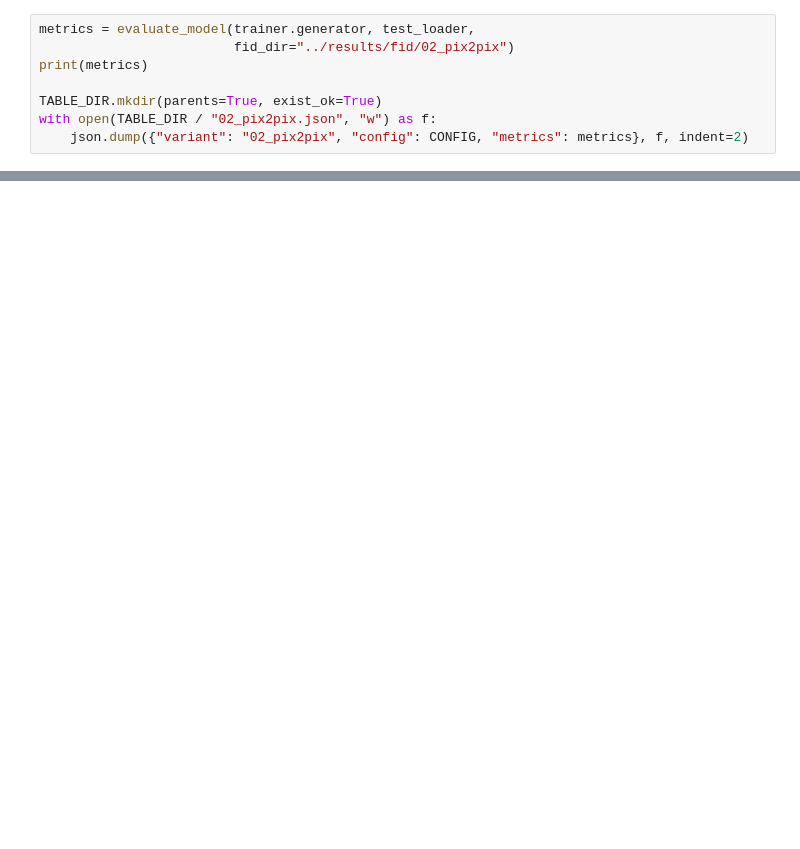
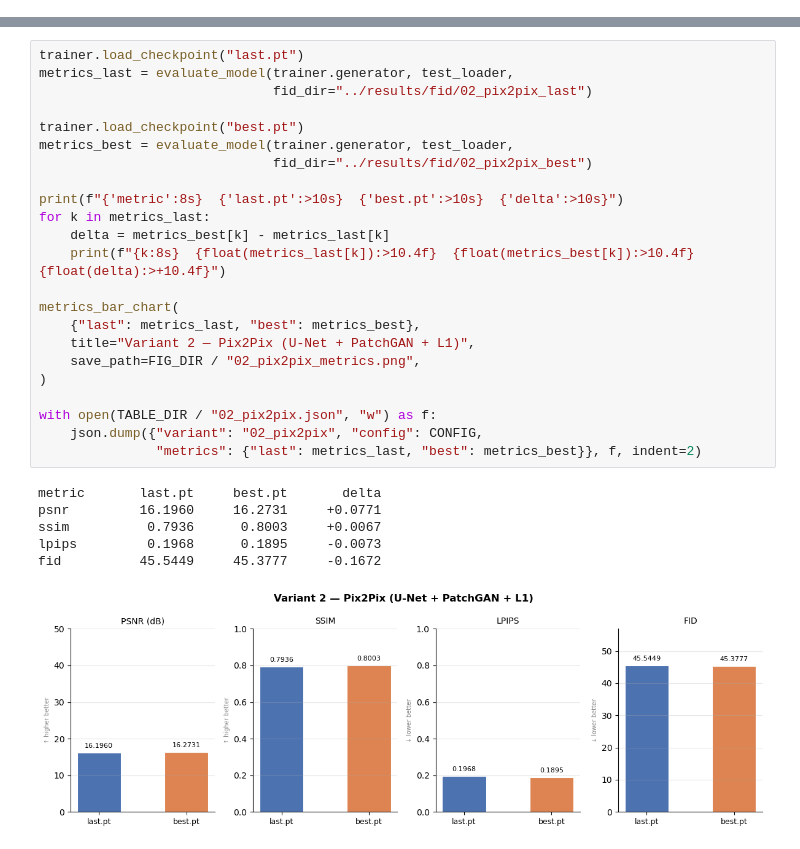
Before and after one commit to mattiamondo/anime-colorization, a Jupyter notebook: notebooks/02_pix2pix.ipynb, the cells around one changed output, grey strips where cells are left out. Cells and saved outputs as stored; diff of their text form; blank space fills up the shorter version.

```diff
--- a/notebooks/02_pix2pix.ipynb
+++ b/notebooks/02_pix2pix.ipynb
@@ -118,8 +123,0 @@ PSNR / SSIM / LPIPS / FID on the full test split, saved to `results/tables/02_pi
-# %%
-metrics = evaluate_model(trainer.generator, test_loader,
-                         fid_dir="../results/fid/02_pix2pix")
-print(metrics)
-
-TABLE_DIR.mkdir(parents=True, exist_ok=True)
-with open(TABLE_DIR / "02_pix2pix.json", "w") as f:
-    json.dump({"variant": "02_pix2pix", "config": CONFIG, "metrics": metrics}, f, indent=2)
@@ -127,0 +129,30 @@ with open(TABLE_DIR / "02_pix2pix.json", "w") as f:
+# %%
+trainer.load_checkpoint("last.pt")
+metrics_last = evaluate_model(trainer.generator, test_loader,
+                              fid_dir="../results/fid/02_pix2pix_last")
+
+trainer.load_checkpoint("best.pt")
+metrics_best = evaluate_model(trainer.generator, test_loader,
+                              fid_dir="../results/fid/02_pix2pix_best")
+
+print(f"{'metric':8s}  {'last.pt':>10s}  {'best.pt':>10s}  {'delta':>10s}")
+for k in metrics_last:
+    delta = metrics_best[k] - metrics_last[k]
+    print(f"{k:8s}  {float(metrics_last[k]):>10.4f}  {float(metrics_best[k]):>10.4f}  {float(delta):>+10.4f}")
+
+metrics_bar_chart(
+    {"last": metrics_last, "best": metrics_best},
+    title="Variant 2 — Pix2Pix (U-Net + PatchGAN + L1)",
+    save_path=FIG_DIR / "02_pix2pix_metrics.png",
+)
+
+with open(TABLE_DIR / "02_pix2pix.json", "w") as f:
+    json.dump({"variant": "02_pix2pix", "config": CONFIG,
+               "metrics": {"last": metrics_last, "best": metrics_best}}, f, indent=2)
+# %% [output]
+metric       last.pt     best.pt       delta
+psnr         16.1960     16.2731     +0.0771
+ssim          0.7936      0.8003     +0.0067
+lpips         0.1968      0.1895     -0.0073
+fid          45.5449     45.3777     -0.1672
+[figure, added]
```
Also changed, not shown: parts of 17 cells of this notebook, 6 other files.
